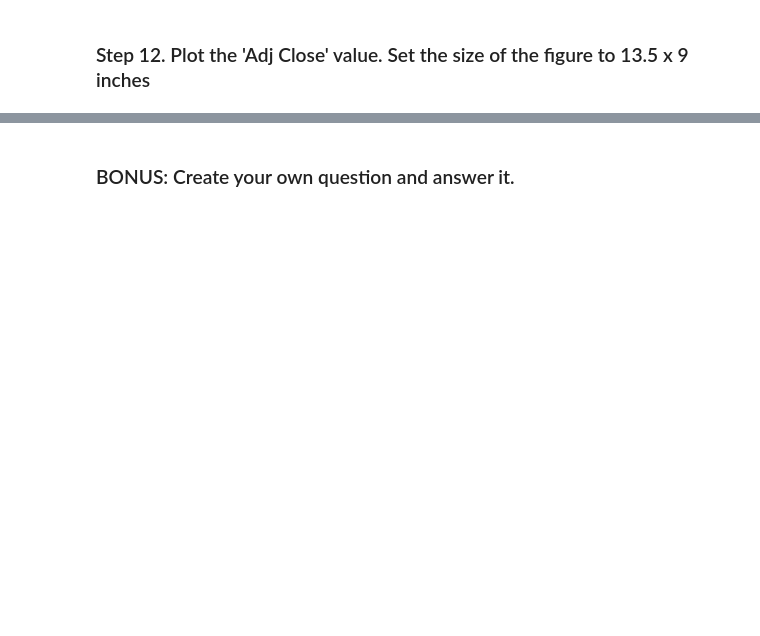
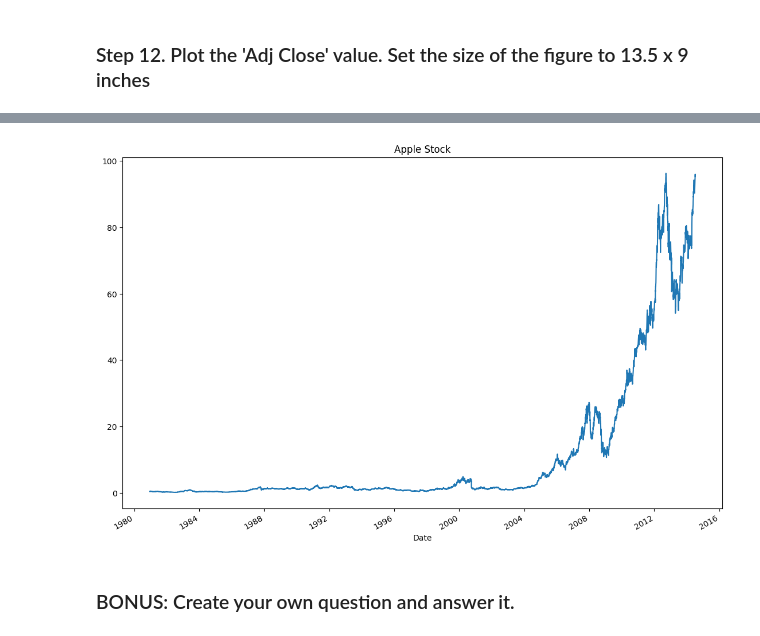
Before and after one commit to aziart/pandas-exercises, a Jupyter notebook: 09 - Time Series/Apple_Stock/Solutions.ipynb, the cells around one changed output, grey strips where cells are left out. Saved outputs shown, nothing was run; the diff lists cells and outputs as text; code cells hidden in the pictures; blank space fills up the shorter version.

```diff
--- a/09 - Time Series/Apple_Stock/Solutions.ipynb
+++ b/09 - Time Series/Apple_Stock/Solutions.ipynb
@@ -132,2 +194,11 @@ apple.head()
+# %%
+# makes the plot and assign it to a variable
+appl_open = apple['Adj Close'].plot(title = "Apple Stock")
+
+# changes the size of the graph
+fig = appl_open.get_figure()
+fig.set_size_inches(13.5, 9)
+# %% [output]
+[figure, added]
 # %% [markdown]
 ### BONUS: Create your own question and answer it.
```
Also changed, not shown: parts of 12 cells of this notebook.
